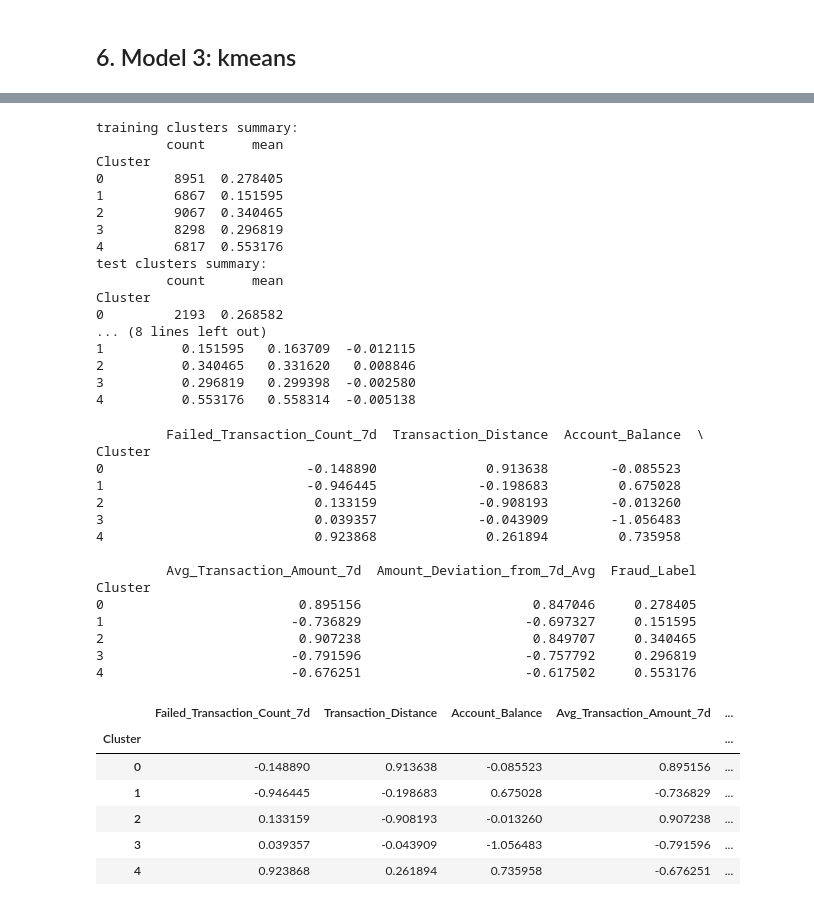
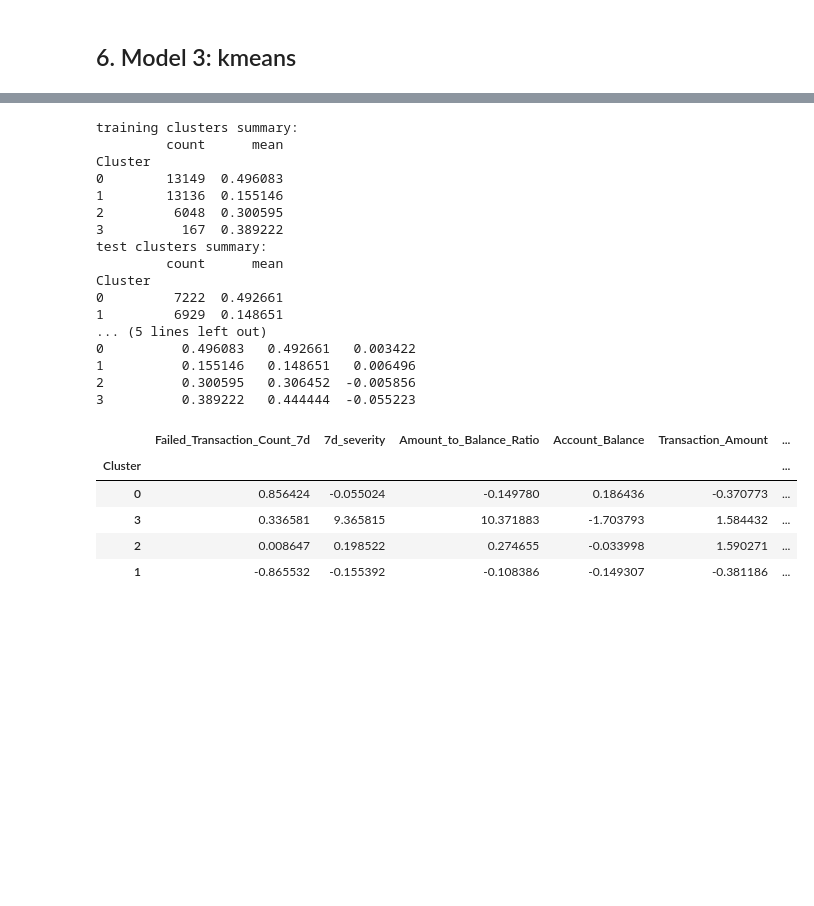
Before and after one commit to madfroggiez/My-Final-Project, a Jupyter notebook: final_project_draft.ipynb, the cells around one changed output, grey strips where cells are left out. Drawn from its saved outputs; the diff is of its cells as text; code cells hidden in the pictures; blank space fills up the shorter version.

```diff
--- a/final_project_draft.ipynb
+++ b/final_project_draft.ipynb
@@ -190,15 +239,12 @@ df['Amount_to_Balance_Ratio'] = df['Transaction_Amount'] / (df['Account_Balance'
 # %%
-#engineered feature 2 - ammount deiviation from 7 day average
-# - identifies large transactions compared to recent history
-
-df['Amount_Deviation_from_7d_Avg'] = df['Avg_Transaction_Amount_7d'] - df['Transaction_Amount']
 
 print(df.info())
+print('features names:\n', df.columns.tolist())
 
 #maybee add later
-#df['frequency_failed'] = df['Failed_Transaction_Count_7d'] / (df['Daily_Transaction_Count'] + 1)
+#df['frequency_failed'] = df['Failed_Transaction_Count_7d'] / (df['Daily_Transaction_Count'])
 #df['older_card_flag'] = (df['Card_Age'] > ... ).astype(int)
-#df['device_distance_age_risk'] = df['Transaction_Distance'] / (df['Card_Age'] + 1)
+#df['device_distance_age_risk'] = df['Transaction_Distance'] / (df['Card_Age'])
 #df['older_card_tranaction_count]= df['older_card_flag'] * df['Daily_Transaction_Count']
 # %% [output]
 <class 'pandas.DataFrame'>
@@ -236,11 +296,13 @@ The purpose of this feature is to flag transaction amounts that differ significa
 # %%
 # no null values  or duplicates where found. so there is no nneed to handle them
+#['Fraud_Label', 'Transaction_ID', 'User_ID','Risk_Score', 'Previous_Fraudulent_Activity','IP_Address_Flag', 'Timestamp'])
+# train split 80-20
 
-# train split 80-20
+
 Y = df['Fraud_Label']
-X = df.drop(columns=['Fraud_Label', 'Transaction_ID', 'User_ID','Risk_Score', 'Previous_Fraudulent_Activity','IP_Address_Flag', 'Timestamp'])
+X = df.drop(columns=['Fraud_Label', 'Transaction_ID', 'User_ID','Risk_Score', 'Previous_Fraudulent_Activity', 'Timestamp'])
 
-X_train, X_test, y_train, y_test = train_test_split(X, Y, test_size=0.2, random_state=42,stratify=Y)
+X_train, X_test, y_train, y_test = train_test_split(X, Y, test_size=0.35, random_state=42,stratify=Y)
 
 # scalling and encoding for K means
 
@@ -395,7 +388,7 @@ plt.show()
 inertias = []
 k_range = range(2, 11)
 
-top_features = Feature_Importances.head(5).index.tolist()
+top_features = Feature_Importances.head(8).index.tolist()
 
 
 print( top_features)
@@ -409,11 +402,8 @@ X_test_Top_scaled = scaler.transform(X_test_Top)
 
 for k in k_range:
     kmeans = KMeans(n_clusters=k, random_state=42)
-
     kmeans.fit(X_train_Top_scaled)
-
     inertias.append(kmeans.inertia_)
-
     print(f"k={k}: inertia={kmeans.inertia_:.2f}")
 
 plt.plot(k_range, inertias, marker='s')
@@ -435,7 +425,7 @@ k=10: inertia=73949.59
 # %%
-#k means clustering with k=5
+#k means clustering with k=
 
-kmeans = KMeans(n_clusters=5, random_state=42)
+kmeans = KMeans(n_clusters=4, random_state=42)
 train_clusters = kmeans.fit_predict(X_train_Top_scaled)
 test_clusters = kmeans.predict(X_test_Top_scaled)
 
@@ -468,48 +458,31 @@ print(cluster_summary_combined)
 training clusters summary:
          count      mean
 Cluster
-0         8951  0.278405
-1         6867  0.151595
-2         9067  0.340465
-3         8298  0.296819
-4         6817  0.553176
+0        13149  0.496083
+1        13136  0.155146
+2         6048  0.300595
+3          167  0.389222
 test clusters summary:
          count      mean
 Cluster
-0         2193  0.268582
-... (8 lines left out)
-1          0.151595   0.163709  -0.012115
-2          0.340465   0.331620   0.008846
-3          0.296819   0.299398  -0.002580
-4          0.553176   0.558314  -0.005138
+0         7222  0.492661
+1         6929  0.148651
+... (5 lines left out)
+0          0.496083   0.492661   0.003422
+1          0.155146   0.148651   0.006496
+2          0.300595   0.306452  -0.005856
+3          0.389222   0.444444  -0.055223
 # %%
 cluster_profile = X_train_kmeans.groupby('Cluster').mean(numeric_only=True)
-print(cluster_profile)
 
-cluster_profile.head()
+cluster_profile.head(10).sort_values('Fraud_Label', ascending=False)
 # %% [output]
-         Failed_Transaction_Count_7d  Transaction_Distance  Account_Balance  \
-Cluster
-0                          -0.148890              0.913638        -0.085523
-1                          -0.946445             -0.198683         0.675028
-2                           0.133159             -0.908193        -0.013260
-3                           0.039357             -0.043909        -1.056483
-4                           0.923868              0.261894         0.735958
-
-         Avg_Transaction_Amount_7d  Amount_Deviation_from_7d_Avg  Fraud_Label
-Cluster
-0                         0.895156                      0.847046     0.278405
-1                        -0.736829                     -0.697327     0.151595
-2                         0.907238                      0.849707     0.340465
-3                        -0.791596                     -0.757792     0.296819
-4                        -0.676251                     -0.617502     0.553176
-|  | Failed_Transaction_Count_7d | Transaction_Distance | Account_Balance | Avg_Transaction_Amount_7d | ... |
-| Cluster |  |  |  |  | ... |
-| 0 | -0.148890 | 0.913638 | -0.085523 | 0.895156 | ... |
-| 1 | -0.946445 | -0.198683 | 0.675028 | -0.736829 | ... |
-| 2 | 0.133159 | -0.908193 | -0.013260 | 0.907238 | ... |
-| 3 | 0.039357 | -0.043909 | -1.056483 | -0.791596 | ... |
-| 4 | 0.923868 | 0.261894 | 0.735958 | -0.676251 | ... |
+|  | Failed_Transaction_Count_7d | 7d_severity | Amount_to_Balance_Ratio | Account_Balance | Transaction_Amount | ... |
+| Cluster |  |  |  |  |  | ... |
+| 0 | 0.856424 | -0.055024 | -0.149780 | 0.186436 | -0.370773 | ... |
+| 3 | 0.336581 | 9.365815 | 10.371883 | -1.703793 | 1.584432 | ... |
+| 2 | 0.008647 | 0.198522 | 0.274655 | -0.033998 | 1.590271 | ... |
+| 1 | -0.865532 | -0.155392 | -0.108386 | -0.149307 | -0.381186 | ... |
 # %%
 #kmeans vizualization using PCA
 
```
Also changed, not shown: parts of 27 cells of this notebook, 1 other file.
